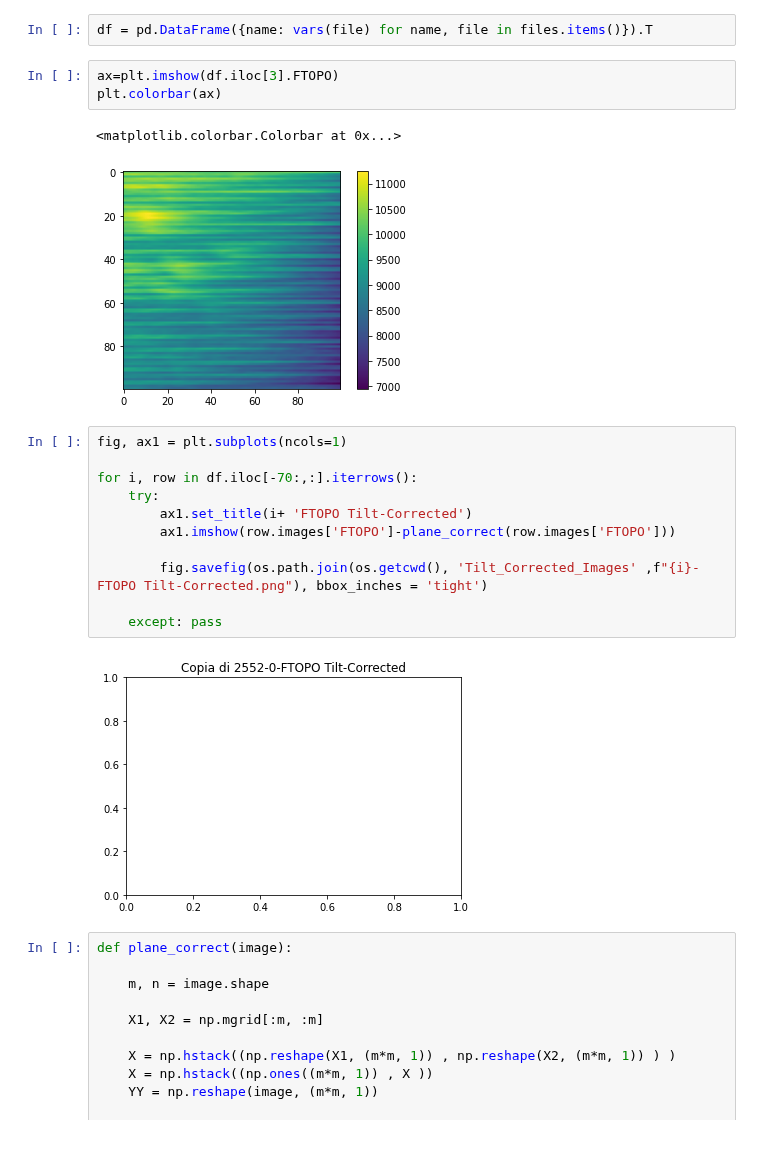
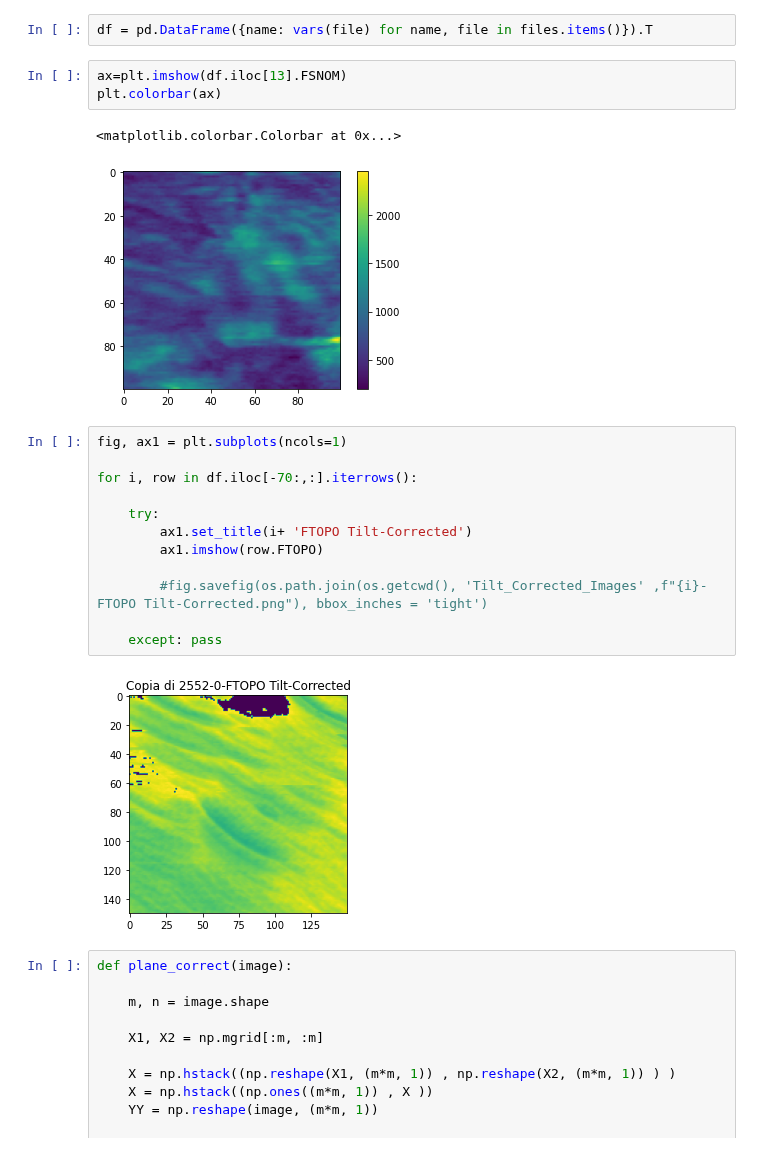
Before and after one commit to c-whitley/PHD, a Jupyter notebook: SNOM_Tilt_Correction.ipynb, the cells around one changed output. Cells and saved outputs as stored; diff of their text form.

```diff
--- a/SNOM_Tilt_Correction.ipynb
+++ b/SNOM_Tilt_Correction.ipynb
@@ -29,24 +26,25 @@ for i, file_path in tqdm(enumerate(glob.glob("/mnt/c/Users/conor/Git_Projects/PH
 # %%
 df = pd.DataFrame({name: vars(file) for name, file in files.items()}).T
 # %%
-ax=plt.imshow(df.iloc[3].FTOPO)
+ax=plt.imshow(df.iloc[13].FSNOM)
 plt.colorbar(ax)
 # %% [output]
 <matplotlib.colorbar.Colorbar at 0x...>
-[figure, old version]
+[figure, new version]
 # %%
 fig, ax1 = plt.subplots(ncols=1)
 
 for i, row in df.iloc[-70:,:].iterrows():
+
     try:
         ax1.set_title(i+ 'FTOPO Tilt-Corrected')
-        ax1.imshow(row.images['FTOPO']-plane_correct(row.images['FTOPO']))
+        ax1.imshow(row.FTOPO)
 
-        fig.savefig(os.path.join(os.getcwd(), 'Tilt_Corrected_Images' ,f"{i}-FTOPO Tilt-Corrected.png"), bbox_inches = 'tight')
+        #fig.savefig(os.path.join(os.getcwd(), 'Tilt_Corrected_Images' ,f"{i}-FTOPO Tilt-Corrected.png"), bbox_inches = 'tight')
 
     except: pass
 # %% [output]
-[figure, old version]
+[figure, new version]
 # %%
 def plane_correct(image):
 
```
Also changed, not shown: parts of 3 cells of this notebook, 2 other files.
